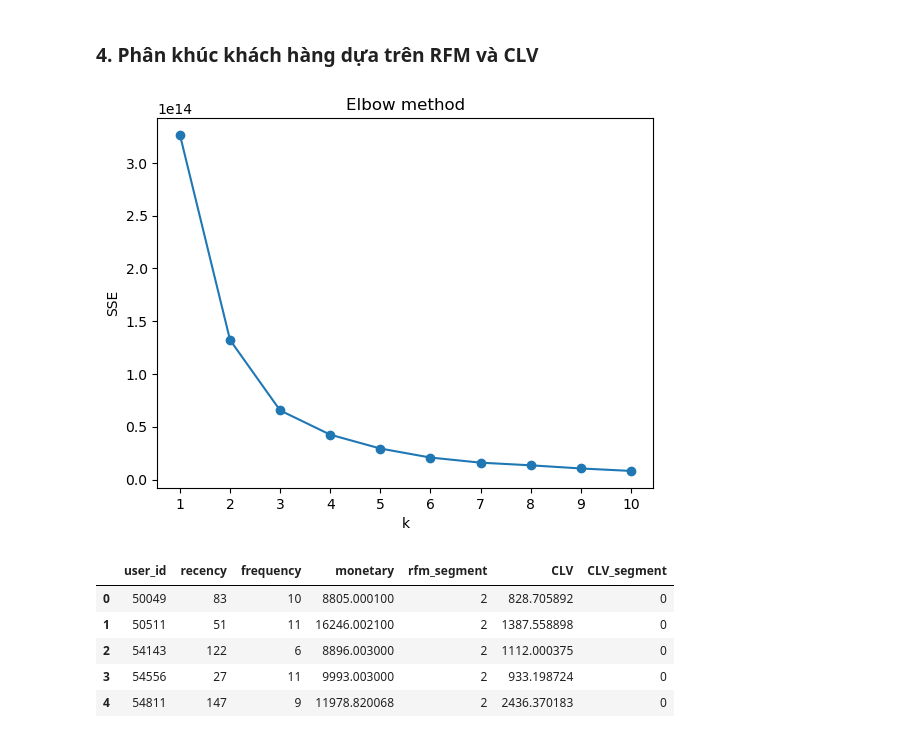
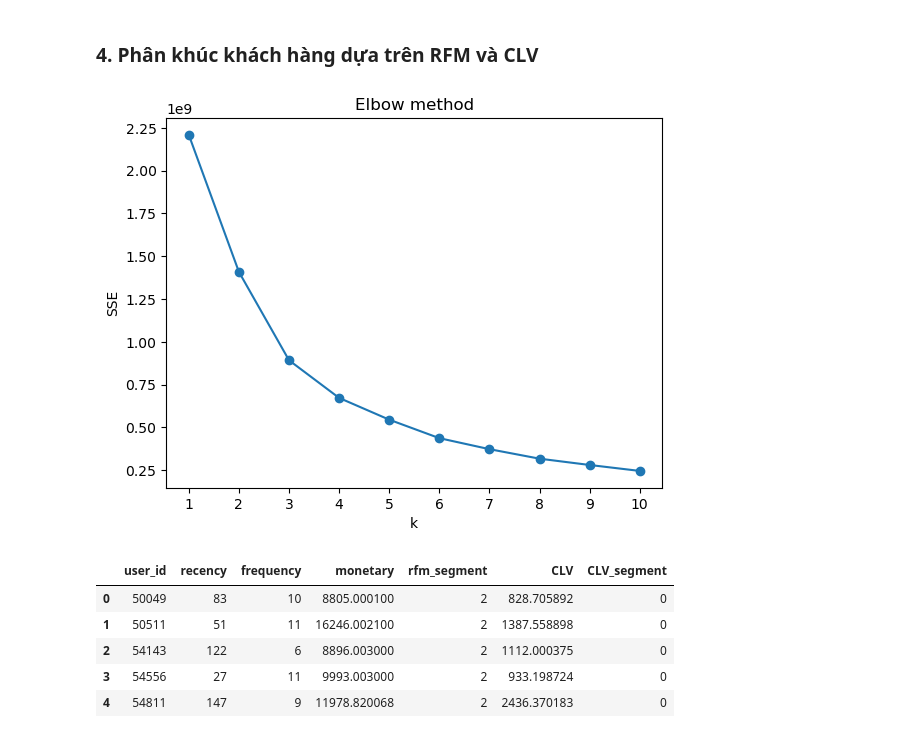
Before and after one commit to hoan110102/Customer-Lifetime-Value-Segmentation, a Jupyter notebook: CLV Segment Prediction.ipynb, the cells around one changed output. Saved outputs shown, nothing was run; the diff lists cells and outputs as text; code cells hidden in the pictures.

```diff
--- a/CLV Segment Prediction.ipynb
+++ b/CLV Segment Prediction.ipynb
@@ -307,7 +307,7 @@ data_customer_t=pd.DataFrame()
 data_customer_t['user_id']=data_customer['user_id']
 data_customer_t['recency']=pd.Series(np.sqrt(data_customer['recency']))
 data_customer_t['frequency']=pd.Series(np.log(data_customer['frequency']))
-data_customer_t['monetary']=pd.Series(np.cbrt(data_customer['monetary']))
+data_customer_t['monetary']=pd.Series(np.sqrt(data_customer['monetary']))
 
 data_customer_t.head()
 # %% [output]
@@ -457,0 +465,4 @@ data_final.head()
+# %%
+data_customer_t['rfm_segment']=data_final['rfm_segment']
+data_customer_t['CLV']=pd.Series(np.sqrt(data_final['CLV']))
+data_customer_t.head()
@@ -460,18 +478,18 @@ data_final.head()
 # %%
 # Tìm số cụm thích hợp bằng Elbow
 sse={}
 for k in range(1,11):
     kmeans=KMeans(n_clusters=k, random_state=10)
-    kmeans.fit(data_final[['rfm_segment', 'CLV']])
+    kmeans.fit(data_customer_t.drop(columns=['user_id']))
     sse[k]=kmeans.inertia_
 
 plt.plot(list(sse.keys()), list(sse.values()), 'o-')
 plt.title('Elbow method')
 plt.xlabel('k')
 plt.ylabel('SSE')
 plt.xticks(range(1,11))
 plt.show()
 # %% [output]
-[figure, old version]
+[figure, new version]
 # %%
 # Phân cụm cho RFM và CLV
```
Also changed, not shown: parts of 19 cells of this notebook.
